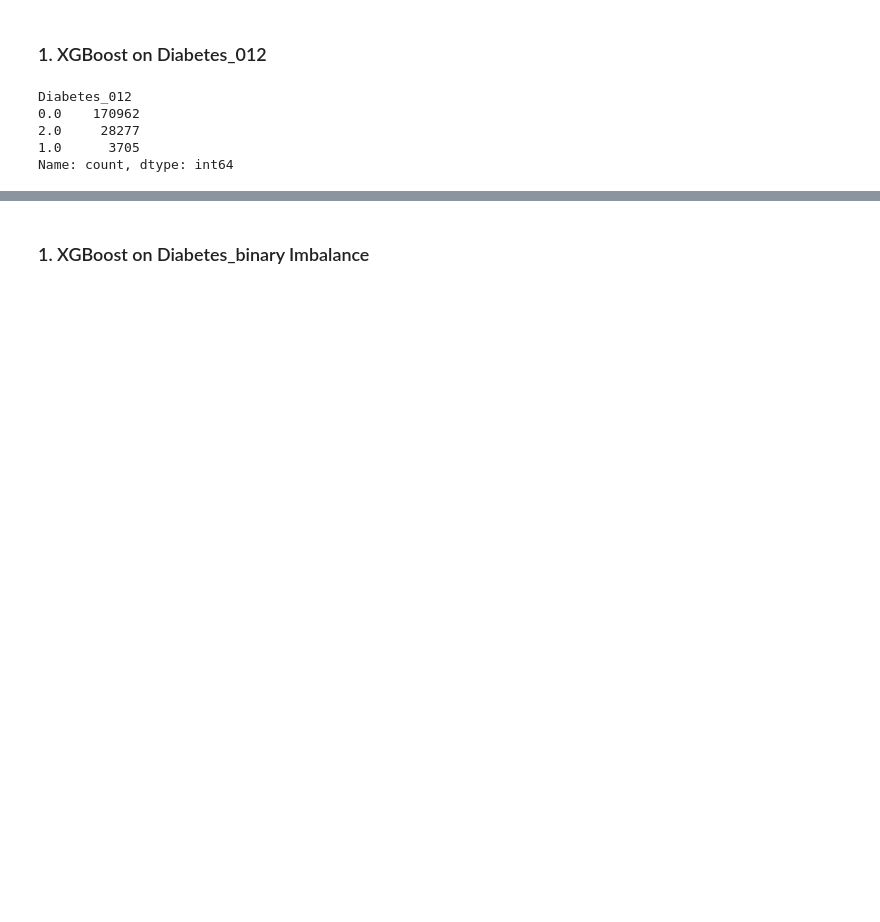
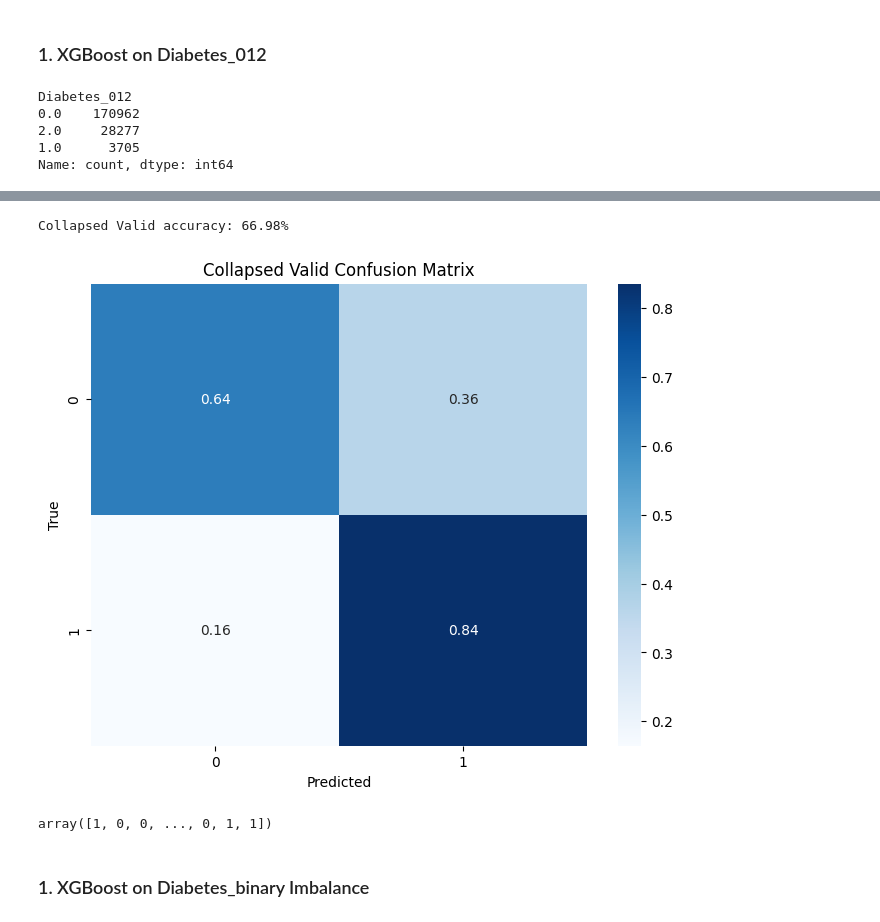
Before and after one commit to Panta-Rhei-LZ/DS-9000-Project-Data, a Jupyter notebook: Boosting.ipynb, the cells around one changed output, grey strips where cells are left out. Drawn from its saved outputs; the diff is of its cells as text; code cells hidden in the pictures; blank space fills up the shorter version.

```diff
--- a/Boosting.ipynb
+++ b/Boosting.ipynb
@@ -252,3 +290,14 @@ array([1., 1., 1., ..., 1., 1., 1.], dtype=float32)
+# %%
+confusion_plot(
+    np.where(y_test_diabetes012 == 0, 0, 1),
+    preds_diabetes012_collapsed,
+    'Collapsed Valid',
+    list(set(np.where(y_train_diabetes012 == 0, 0, 1)))
+)
+# %% [output]
+Collapsed Valid accuracy: 66.98%
+[figure, added]
+array([1, 0, 0, ..., 0, 1, 1])
 # %% [markdown]
 ### 1. XGBoost on Diabetes_binary Imbalance
 # %%
```
Also changed, not shown: parts of 13 cells of this notebook.
